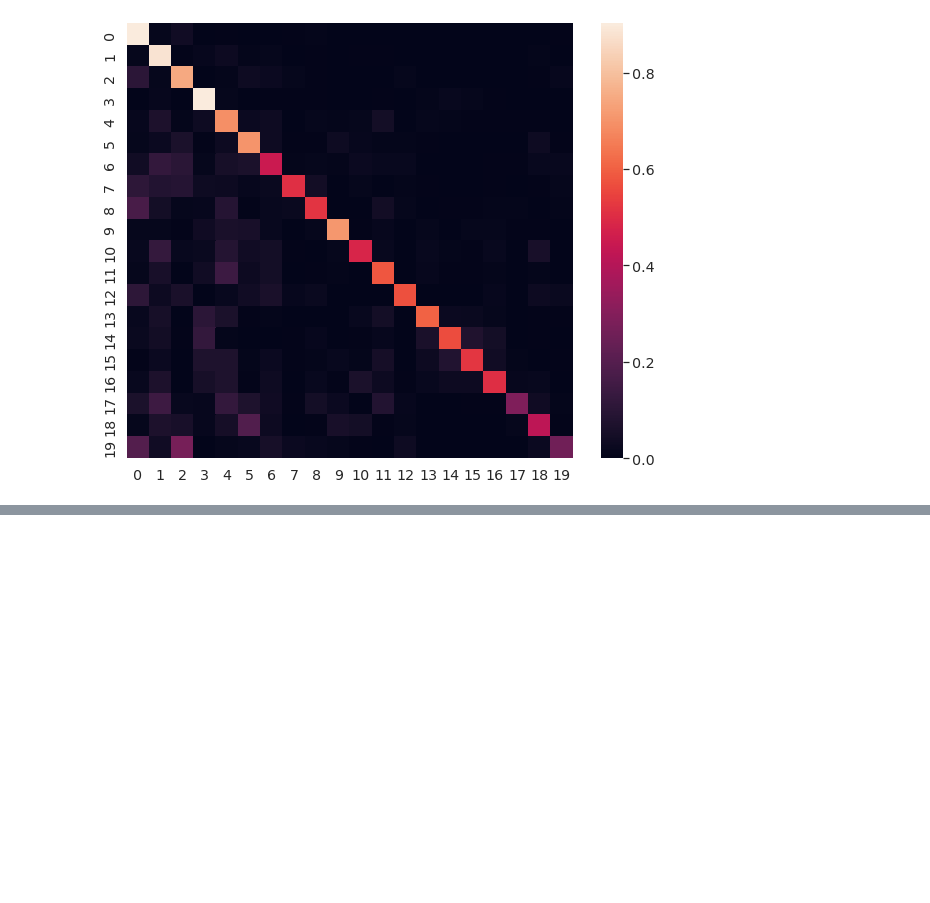
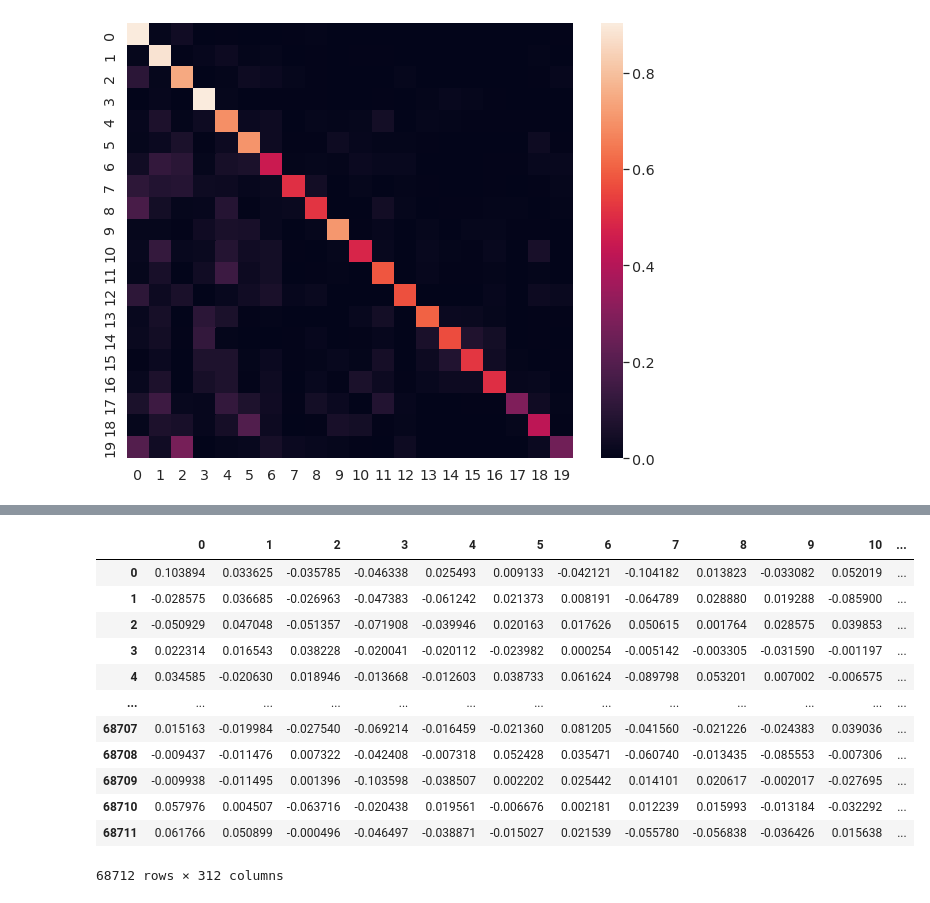
Before and after one commit to pa-shk/automatic-authorship-attribution, a Jupyter notebook: coursework_ml.ipynb, the cells around one changed output, grey strips where cells are left out. Cells and saved outputs as stored; diff of their text form; code cells hidden in the pictures; blank space fills up the shorter version.

```diff
--- a/coursework_ml.ipynb
+++ b/coursework_ml.ipynb
@@ -846,0 +880,16 @@ weighted avg       0.73      0.73      0.72     13743
+# %%
+embeddings
+# %% [output]
+|  | 0 | 1 | 2 | 3 | 4 | 5 | 6 | 7 | 8 | 9 | 10 | ... |
+| 0 | 0.103894 | 0.033625 | -0.035785 | -0.046338 | 0.025493 | 0.009133 | -0.042121 | -0.104182 | 0.013823 | -0.033082 | 0.052019 | ... |
+| 1 | -0.028575 | 0.036685 | -0.026963 | -0.047383 | -0.061242 | 0.021373 | 0.008191 | -0.064789 | 0.028880 | 0.019288 | -0.085900 | ... |
+| 2 | -0.050929 | 0.047048 | -0.051357 | -0.071908 | -0.039946 | 0.020163 | 0.017626 | 0.050615 | 0.001764 | 0.028575 | 0.039853 | ... |
+| 3 | 0.022314 | 0.016543 | 0.038228 | -0.020041 | -0.020112 | -0.023982 | 0.000254 | -0.005142 | -0.003305 | -0.031590 | -0.001197 | ... |
+| 4 | 0.034585 | -0.020630 | 0.018946 | -0.013668 | -0.012603 | 0.038733 | 0.061624 | -0.089798 | 0.053201 | 0.007002 | -0.006575 | ... |
+| ... | ... | ... | ... | ... | ... | ... | ... | ... | ... | ... | ... | ... |
+| 68707 | 0.015163 | -0.019984 | -0.027540 | -0.069214 | -0.016459 | -0.021360 | 0.081205 | -0.041560 | -0.021226 | -0.024383 | 0.039036 | ... |
+| 68708 | -0.009437 | -0.011476 | 0.007322 | -0.042408 | -0.007318 | 0.052428 | 0.035471 | -0.060740 | -0.013435 | -0.085553 | -0.007306 | ... |
+| 68709 | -0.009938 | -0.011495 | 0.001396 | -0.103598 | -0.038507 | 0.002202 | 0.025442 | 0.014101 | 0.020617 | -0.002017 | -0.027695 | ... |
+| 68710 | 0.057976 | 0.004507 | -0.063716 | -0.020438 | 0.019561 | -0.006676 | 0.002181 | 0.012239 | 0.015993 | -0.013184 | -0.032292 | ... |
+| 68711 | 0.061766 | 0.050899 | -0.000496 | -0.046497 | -0.038871 | -0.015027 | 0.021539 | -0.055780 | -0.056838 | -0.036426 | 0.015638 | ... |
+68712 rows × 312 columns
```
Also changed, not shown: parts of 44 cells of this notebook.
